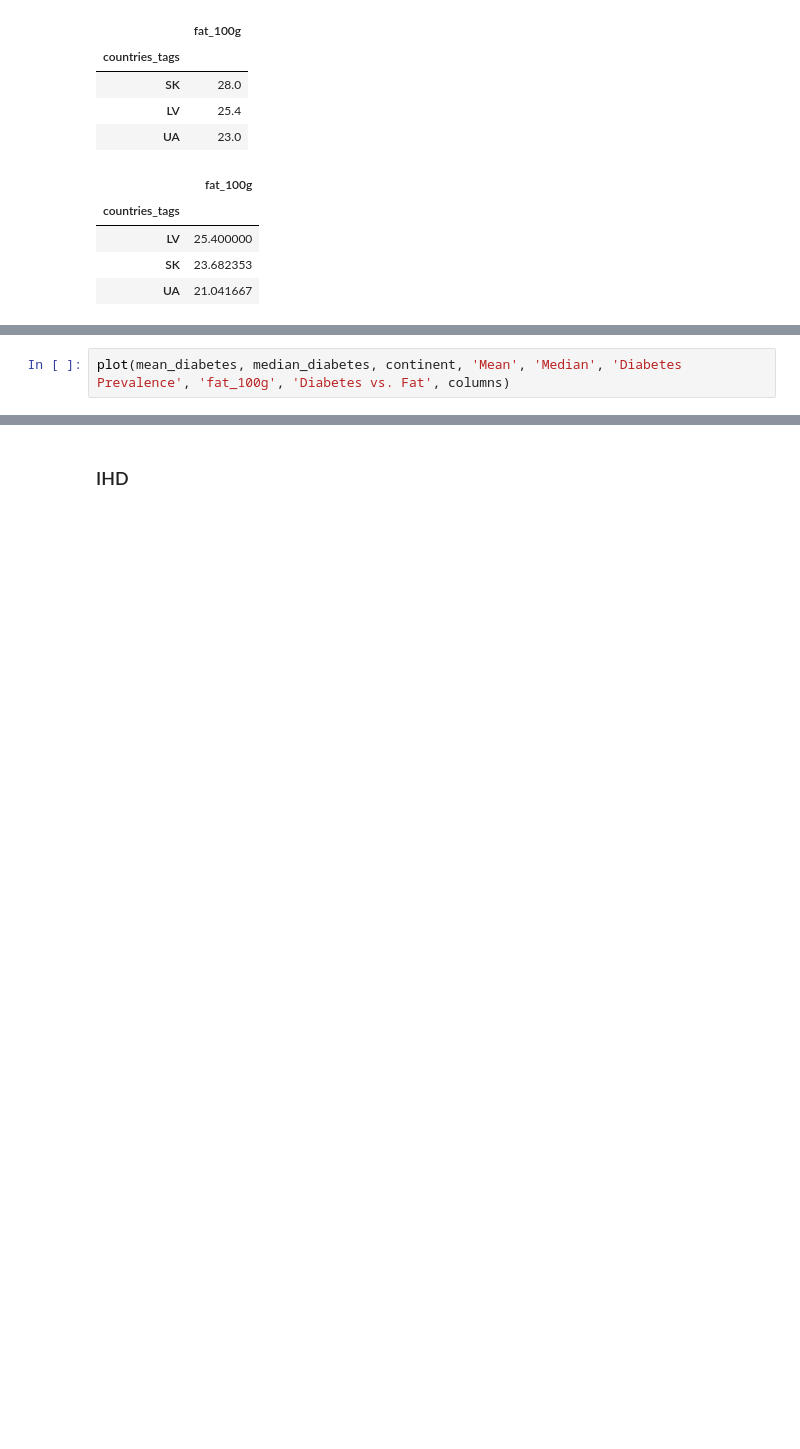
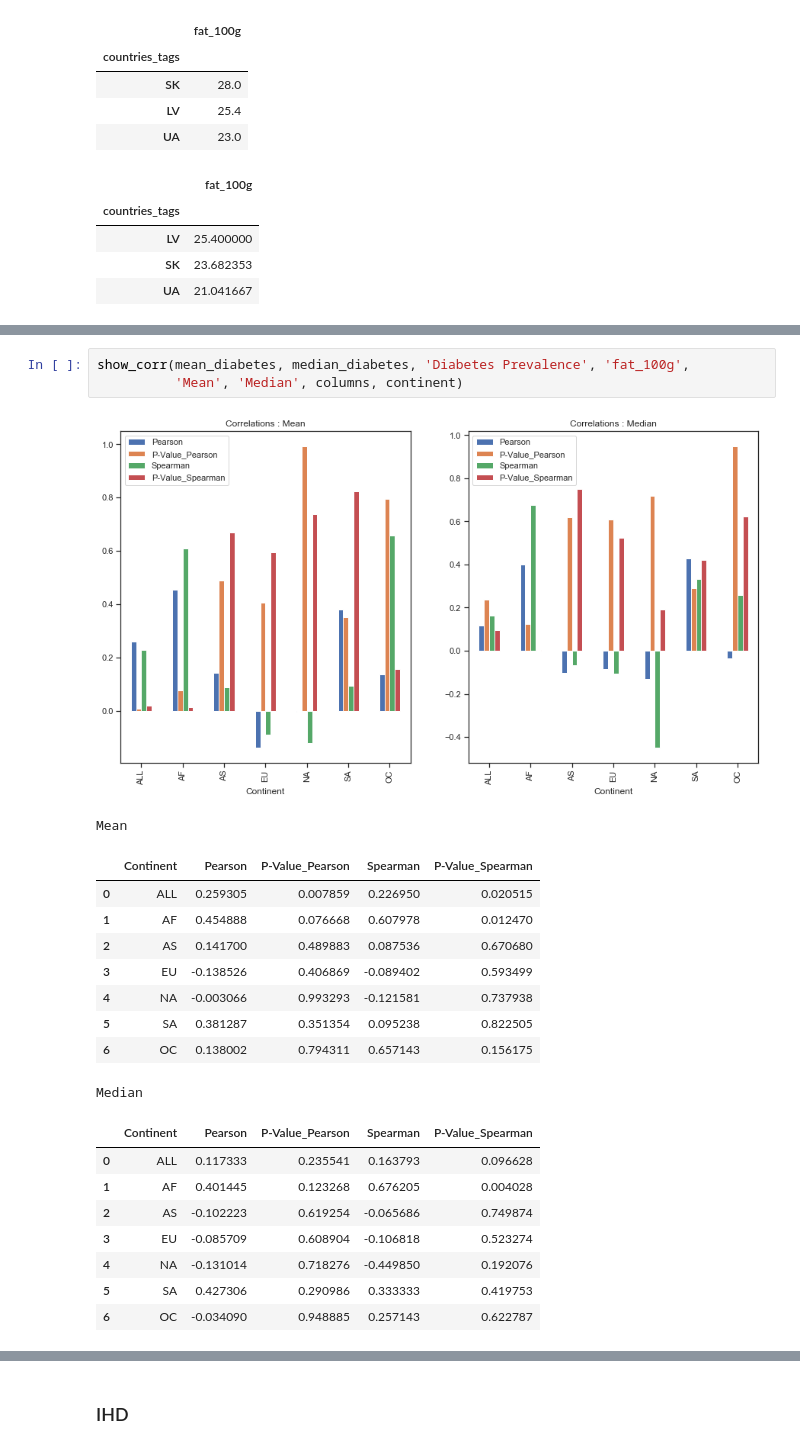
Before and after one commit to baraschi/AppliedDataAnalysis_Project, a Jupyter notebook: FoodProject.ipynb, the cells around one changed output, grey strips where cells are left out. Cells and saved outputs as stored; diff of their text form; blank space fills up the shorter version.

```diff
--- a/FoodProject.ipynb
+++ b/FoodProject.ipynb
@@ -714,2 +750,23 @@ median_diabetes = merge_all(median, diab, right_index=True)
 # %%
-plot(mean_diabetes, median_diabetes, continent, 'Mean', 'Median', 'Diabetes Prevalence', 'fat_100g', 'Diabetes vs. Fat', columns)
+show_corr(mean_diabetes, median_diabetes, 'Diabetes Prevalence', 'fat_100g',
+          'Mean', 'Median', columns, continent)
+# %% [output]
+[figure, added]
+Mean
+|  | Continent | Pearson | P-Value_Pearson | Spearman | P-Value_Spearman |
+| 0 | ALL | 0.259305 | 0.007859 | 0.226950 | 0.020515 |
+| 1 | AF | 0.454888 | 0.076668 | 0.607978 | 0.012470 |
+| 2 | AS | 0.141700 | 0.489883 | 0.087536 | 0.670680 |
+| 3 | EU | -0.138526 | 0.406869 | -0.089402 | 0.593499 |
+| 4 | NA | -0.003066 | 0.993293 | -0.121581 | 0.737938 |
+| 5 | SA | 0.381287 | 0.351354 | 0.095238 | 0.822505 |
+| 6 | OC | 0.138002 | 0.794311 | 0.657143 | 0.156175 |
+Median
+|  | Continent | Pearson | P-Value_Pearson | Spearman | P-Value_Spearman |
+| 0 | ALL | 0.117333 | 0.235541 | 0.163793 | 0.096628 |
+| 1 | AF | 0.401445 | 0.123268 | 0.676205 | 0.004028 |
+| 2 | AS | -0.102223 | 0.619254 | -0.065686 | 0.749874 |
+| 3 | EU | -0.085709 | 0.608904 | -0.106818 | 0.523274 |
+| 4 | NA | -0.131014 | 0.718276 | -0.449850 | 0.192076 |
+| 5 | SA | 0.427306 | 0.290986 | 0.333333 | 0.419753 |
+| 6 | OC | -0.034090 | 0.948885 | 0.257143 | 0.622787 |
```
Also changed, not shown: parts of 62 cells of this notebook.
